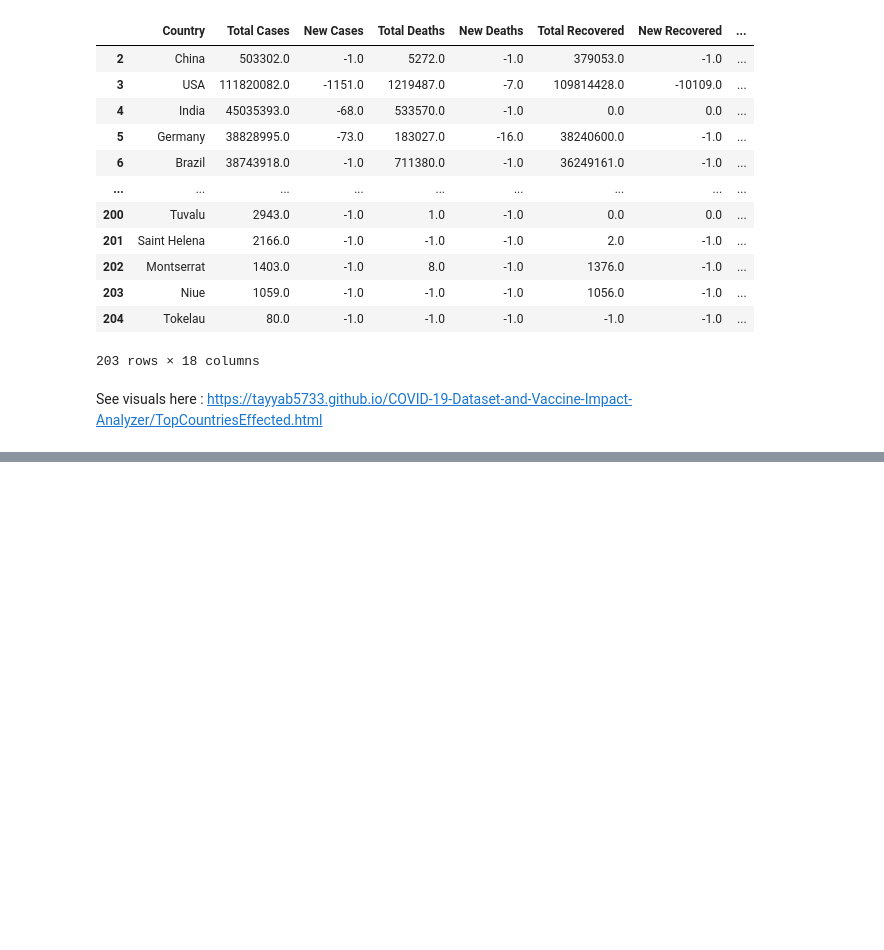
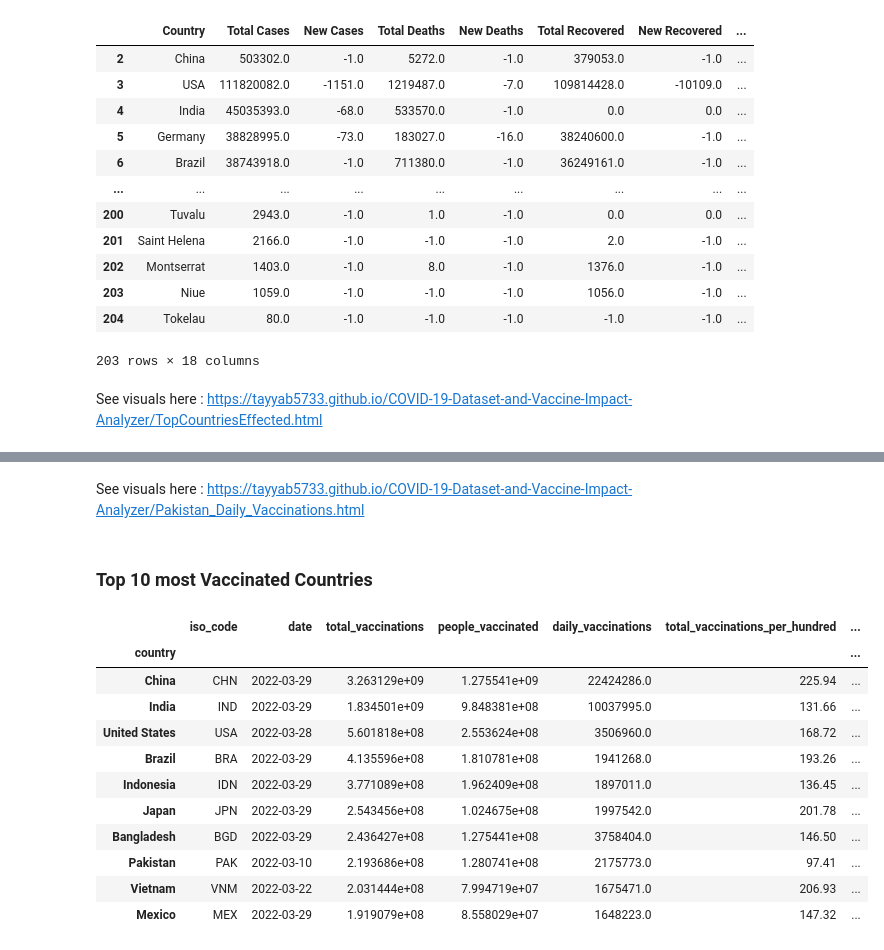
Before and after one commit to Tayyab5733/COVID-19-Dataset-and-Vaccine-Impact-Analyzer, a Jupyter notebook: code.ipynb, the cells around one changed output, grey strips where cells are left out. Saved outputs shown, nothing was run; the diff lists cells and outputs as text; code cells hidden in the pictures; blank space fills up the shorter version.

```diff
--- a/code.ipynb
+++ b/code.ipynb
@@ -248,0 +429,21 @@ See visuals here : https://tayyab5733.github.io/COVID-19-Dataset-and-Vaccine-Imp
+# %% [markdown]
+See visuals here : https://tayyab5733.github.io/COVID-19-Dataset-and-Vaccine-Impact-Analyzer/Pakistan_Daily_Vaccinations.html
+# %% [markdown]
+### Top 10 most Vaccinated Countries
+# %%
+vacc_by_country = df.groupby('country').max().sort_values('total_vaccinations', ascending=False)
+vacc_by_country = vacc_by_country.iloc[:10]
+vacc_by_country
+# %% [output]
+|  | iso_code | date | total_vaccinations | people_vaccinated | daily_vaccinations | total_vaccinations_per_hundred | ... |
+| country |  |  |  |  |  |  | ... |
+| China | CHN | 2022-03-29 | 3.263129e+09 | 1.275541e+09 | 22424286.0 | 225.94 | ... |
+| India | IND | 2022-03-29 | 1.834501e+09 | 9.848381e+08 | 10037995.0 | 131.66 | ... |
+| United States | USA | 2022-03-28 | 5.601818e+08 | 2.553624e+08 | 3506960.0 | 168.72 | ... |
+| Brazil | BRA | 2022-03-29 | 4.135596e+08 | 1.810781e+08 | 1941268.0 | 193.26 | ... |
+| Indonesia | IDN | 2022-03-29 | 3.771089e+08 | 1.962409e+08 | 1897011.0 | 136.45 | ... |
+| Japan | JPN | 2022-03-29 | 2.543456e+08 | 1.024675e+08 | 1997542.0 | 201.78 | ... |
+| Bangladesh | BGD | 2022-03-29 | 2.436427e+08 | 1.275441e+08 | 3758404.0 | 146.50 | ... |
+| Pakistan | PAK | 2022-03-10 | 2.193686e+08 | 1.280741e+08 | 2175773.0 | 97.41 | ... |
+| Vietnam | VNM | 2022-03-22 | 2.031444e+08 | 7.994719e+07 | 1675471.0 | 206.93 | ... |
+| Mexico | MEX | 2022-03-29 | 1.919079e+08 | 8.558029e+07 | 1648223.0 | 147.32 | ... |
```
Also changed, not shown: parts of 25 cells of this notebook, 9 other files.
